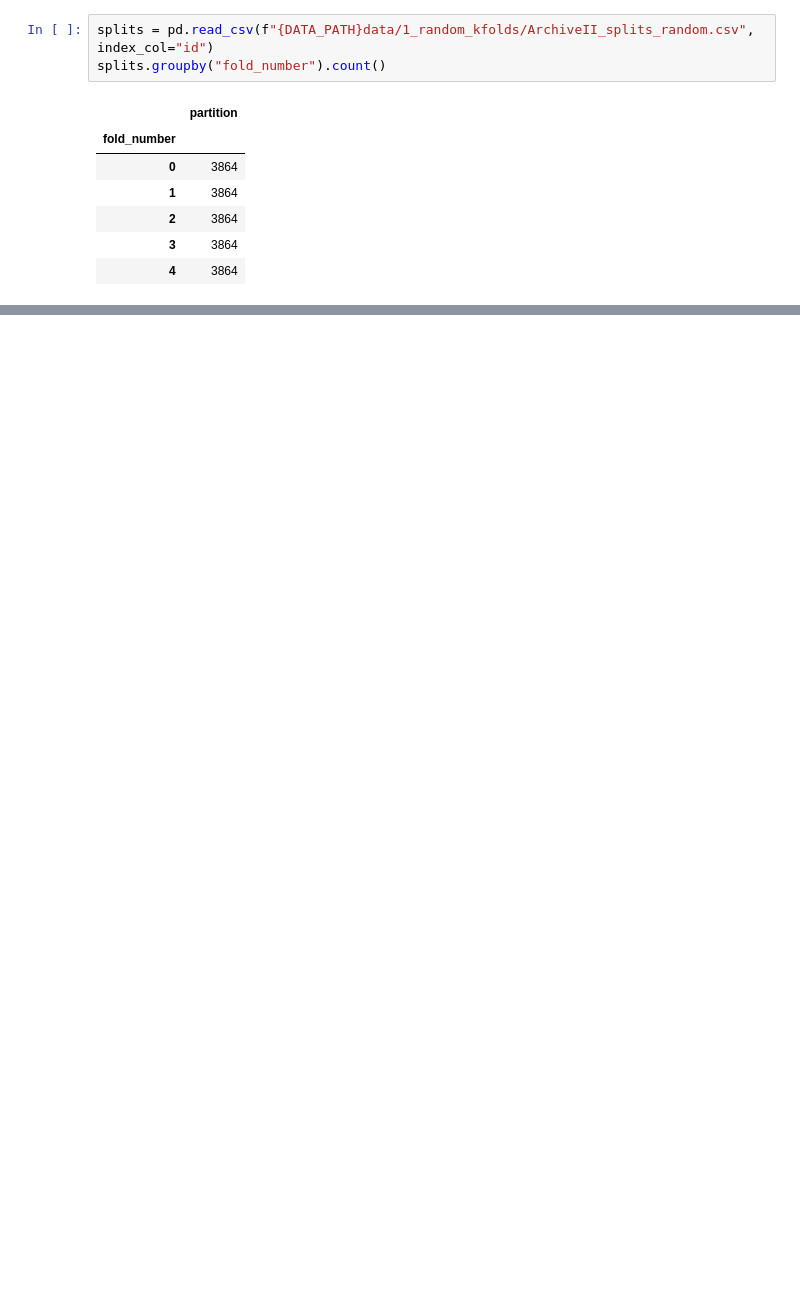
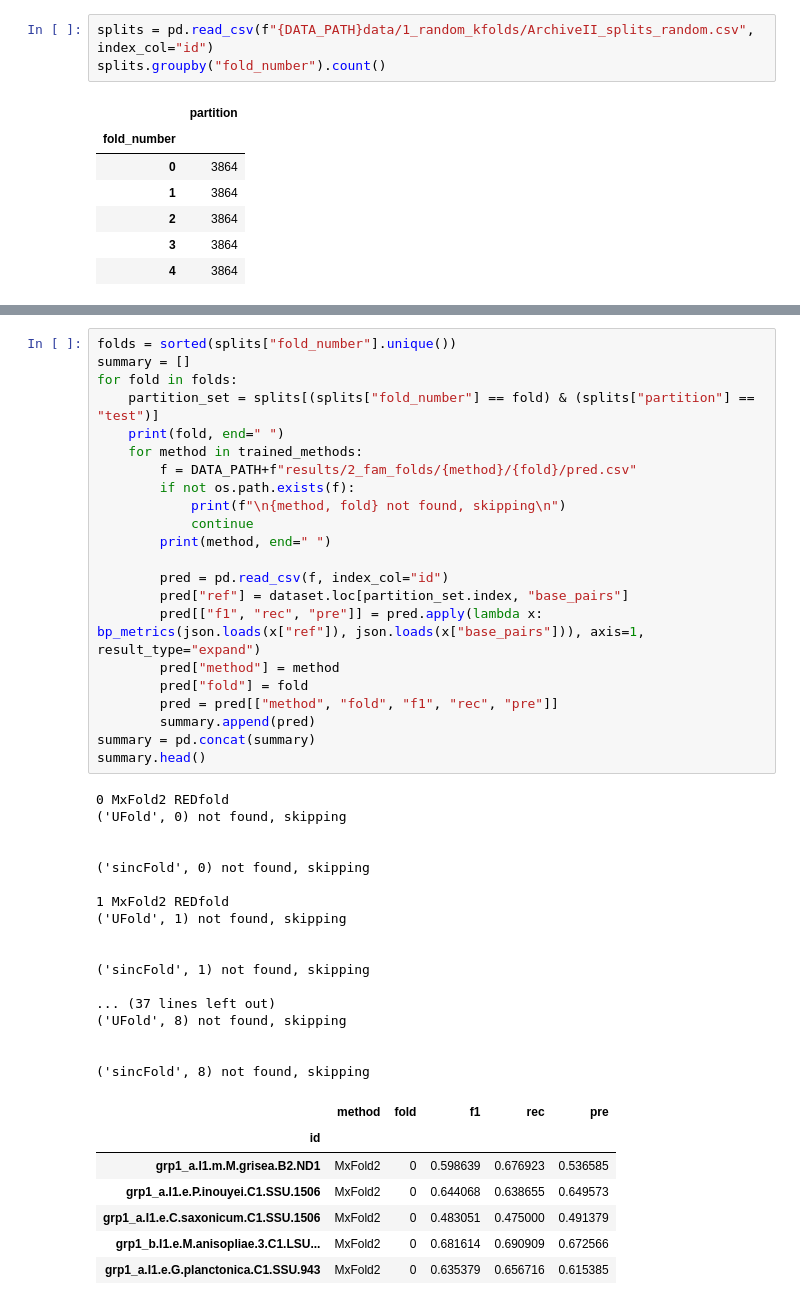
Before and after one commit to sinc-lab/revisiting_xval_rnafolding, a Jupyter notebook: performance_eval.ipynb, the cells around one changed output, grey strips where cells are left out. Drawn from its saved outputs; the diff is of its cells as text; blank space fills up the shorter version.

```diff
--- a/performance_eval.ipynb
+++ b/performance_eval.ipynb
@@ -242,0 +266,47 @@ plt.tight_layout()
+# %%
+folds = sorted(splits["fold_number"].unique())
+summary = []
+for fold in folds:
+    partition_set = splits[(splits["fold_number"] == fold) & (splits["partition"] == "test")]
+    print(fold, end=" ")
+    for method in trained_methods:
+        f = DATA_PATH+f"results/2_fam_folds/{method}/{fold}/pred.csv"
+        if not os.path.exists(f):
+            print(f"\n{method, fold} not found, skipping\n")
+            continue
+        print(method, end=" ")
+
+        pred = pd.read_csv(f, index_col="id")
+        pred["ref"] = dataset.loc[partition_set.index, "base_pairs"]
+        pred[["f1", "rec", "pre"]] = pred.apply(lambda x: bp_metrics(json.loads(x["ref"]), json.loads(x["base_pairs"])), axis=1, result_type="expand")
+        pred["method"] = method
+        pred["fold"] = fold
+        pred = pred[["method", "fold", "f1", "rec", "pre"]]
+        summary.append(pred)
+summary = pd.concat(summary)
+summary.head()
+# %% [output]
+0 MxFold2 REDfold
+('UFold', 0) not found, skipping
+
+
+('sincFold', 0) not found, skipping
+
+1 MxFold2 REDfold
+('UFold', 1) not found, skipping
+
+
+('sincFold', 1) not found, skipping
+
+... (37 lines left out)
+('UFold', 8) not found, skipping
+
+
+('sincFold', 8) not found, skipping
+|  | method | fold | f1 | rec | pre |
+| id |  |  |  |  |  |
+| grp1_a.I1.m.M.grisea.B2.ND1 | MxFold2 | 0 | 0.598639 | 0.676923 | 0.536585 |
+| grp1_a.I1.e.P.inouyei.C1.SSU.1506 | MxFold2 | 0 | 0.644068 | 0.638655 | 0.649573 |
+| grp1_a.I1.e.C.saxonicum.C1.SSU.1506 | MxFold2 | 0 | 0.483051 | 0.475000 | 0.491379 |
+| grp1_b.I1.e.M.anisopliae.3.C1.LSU... | MxFold2 | 0 | 0.681614 | 0.690909 | 0.672566 |
+| grp1_a.I1.e.G.planctonica.C1.SSU.943 | MxFold2 | 0 | 0.635379 | 0.656716 | 0.615385 |
```
Also changed, not shown: parts of 11 cells of this notebook.
